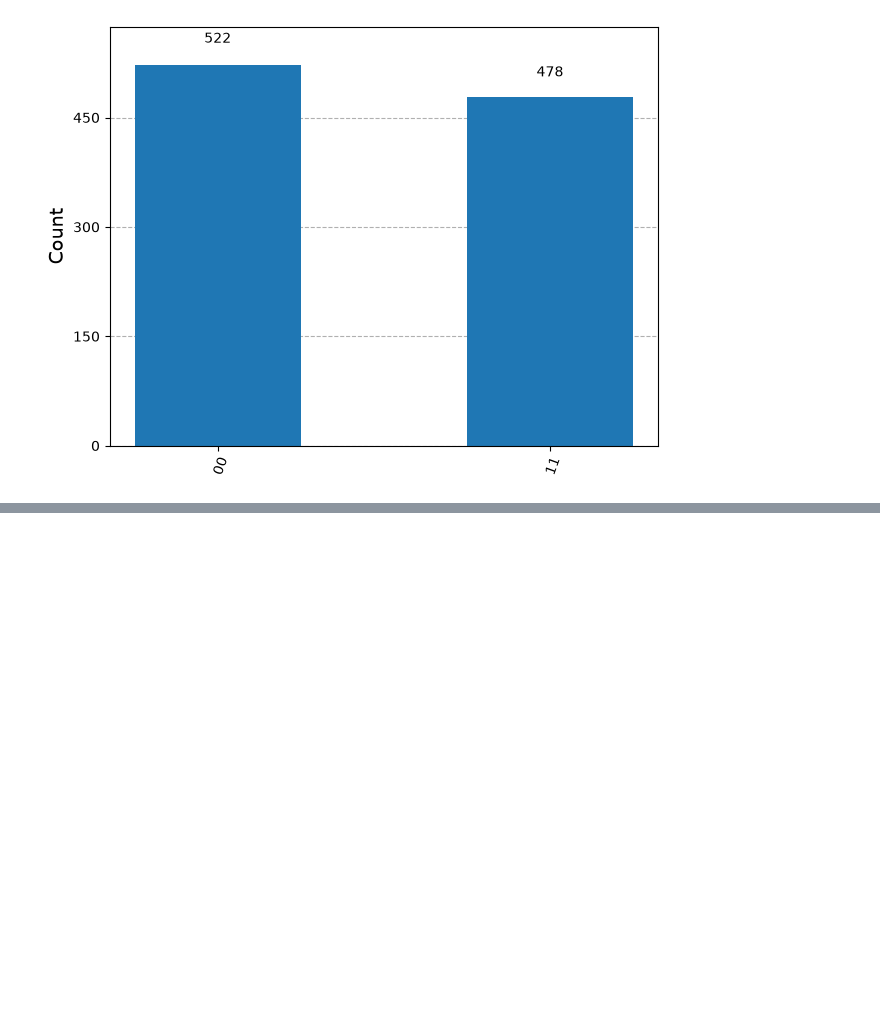
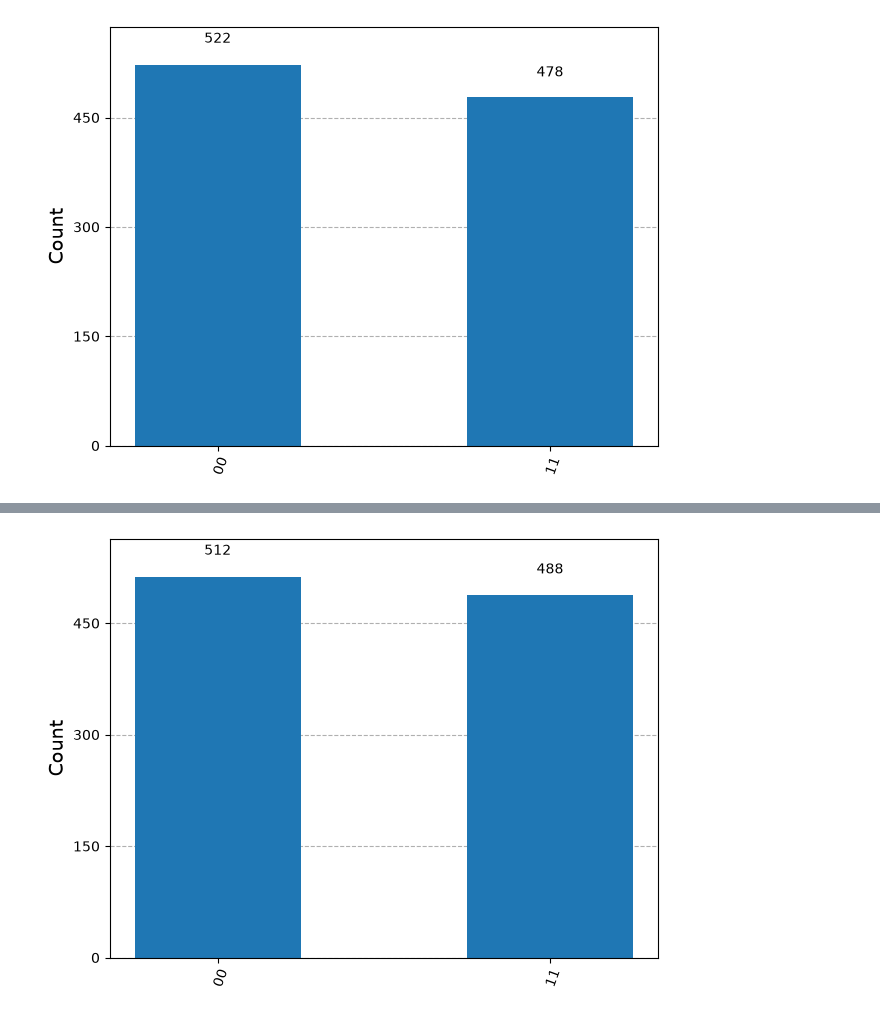
Before and after one commit to cory495/quantum-computing, a Jupyter notebook: notebooks/01_first_quantum_computer.ipynb, the cells around one changed output, grey strips where cells are left out. Saved outputs shown, nothing was run; the diff lists cells and outputs as text; code cells hidden in the pictures; blank space fills up the shorter version.

```diff
--- a/notebooks/01_first_quantum_computer.ipynb
+++ b/notebooks/01_first_quantum_computer.ipynb
@@ -119,0 +172,7 @@ plot_histogram(counts)
+# %%
+backend = AerSimulator()
+counts = run_circuit_and_get_counts(bell, backend, shots=1000)
+
+plot_histogram(counts)
+# %% [output]
+[figure, added]
```
Also changed, not shown: parts of 14 cells of this notebook, 1 other file.
